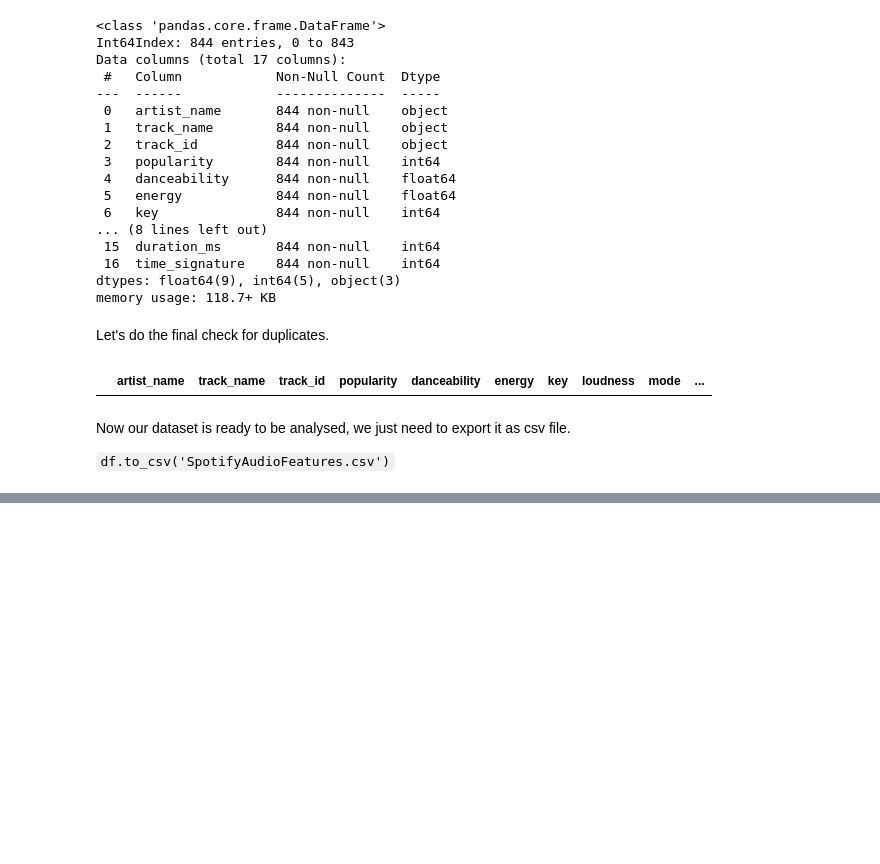
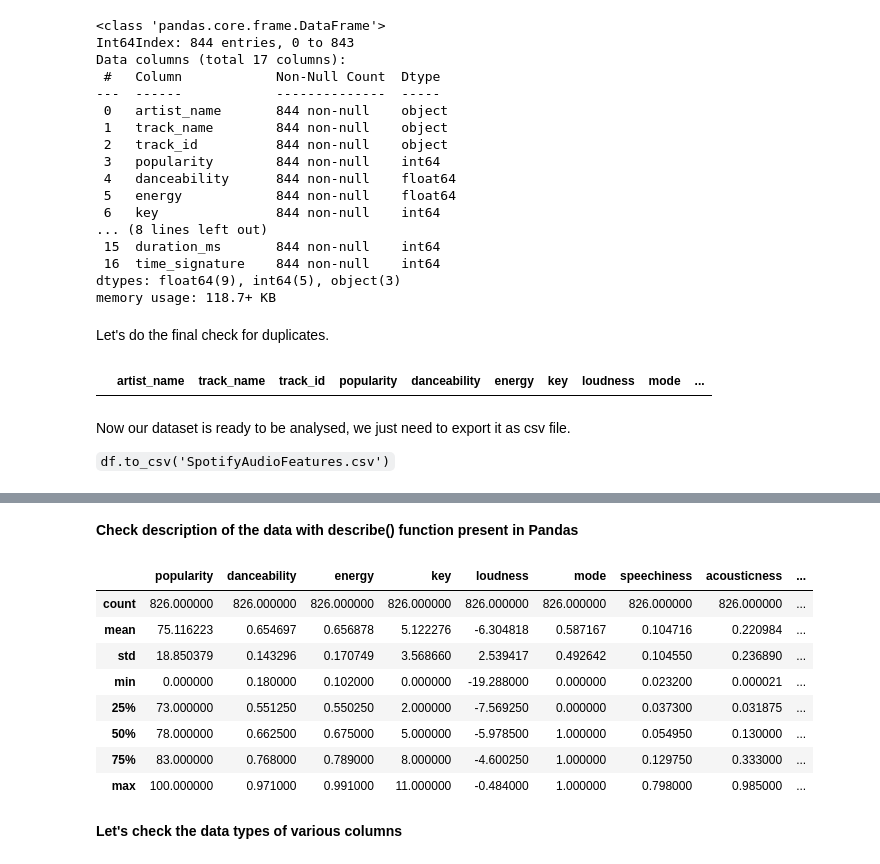
Before and after one commit to aishtomer/Spotifind, a Jupyter notebook: Exploratory Data Analysis of Music Trends on Spotify - Jupyter Notebook.ipynb, the cells around one changed output, grey strips where cells are left out. Drawn from its saved outputs; the diff is of its cells as text; code cells hidden in the pictures; blank space fills up the shorter version.

Commit message:
Analyse the given dataset a bit to understand it's structure and clean data to remove duplicate values and null values.

```diff
--- a/Exploratory Data Analysis of Music Trends on Spotify - Jupyter Notebook.ipynb
+++ b/Exploratory Data Analysis of Music Trends on Spotify - Jupyter Notebook.ipynb
@@ -424,0 +437,4 @@ Now our dataset is ready to be analysed, we just need to export it as csv file.
+# %%
+# Reading dataset and checking first 5 rows
+df_track = pd.read_csv('archive/SpotifyAudioFeatures.csv')
+df_track.head()
@@ -424,0 +448,16 @@ Now our dataset is ready to be analysed, we just need to export it as csv file.
+# %% [markdown]
+**Check description of the data with describe() function present in Pandas**
+# %%
+df_track.describe()
+# %% [output]
+|  | popularity | danceability | energy | key | loudness | mode | speechiness | acousticness | ... |
+| count | 826.000000 | 826.000000 | 826.000000 | 826.000000 | 826.000000 | 826.000000 | 826.000000 | 826.000000 | ... |
+| mean | 75.116223 | 0.654697 | 0.656878 | 5.122276 | -6.304818 | 0.587167 | 0.104716 | 0.220984 | ... |
+| std | 18.850379 | 0.143296 | 0.170749 | 3.568660 | 2.539417 | 0.492642 | 0.104550 | 0.236890 | ... |
+| min | 0.000000 | 0.180000 | 0.102000 | 0.000000 | -19.288000 | 0.000000 | 0.023200 | 0.000021 | ... |
+| 25% | 73.000000 | 0.551250 | 0.550250 | 2.000000 | -7.569250 | 0.000000 | 0.037300 | 0.031875 | ... |
+| 50% | 78.000000 | 0.662500 | 0.675000 | 5.000000 | -5.978500 | 1.000000 | 0.054950 | 0.130000 | ... |
+| 75% | 83.000000 | 0.768000 | 0.789000 | 8.000000 | -4.600250 | 1.000000 | 0.129750 | 0.333000 | ... |
+| max | 100.000000 | 0.971000 | 0.991000 | 11.000000 | -0.484000 | 1.000000 | 0.798000 | 0.985000 | ... |
+# %% [markdown]
+**Let's check the data types of various columns**
```
Also changed, not shown: parts of 5 cells of this notebook.
